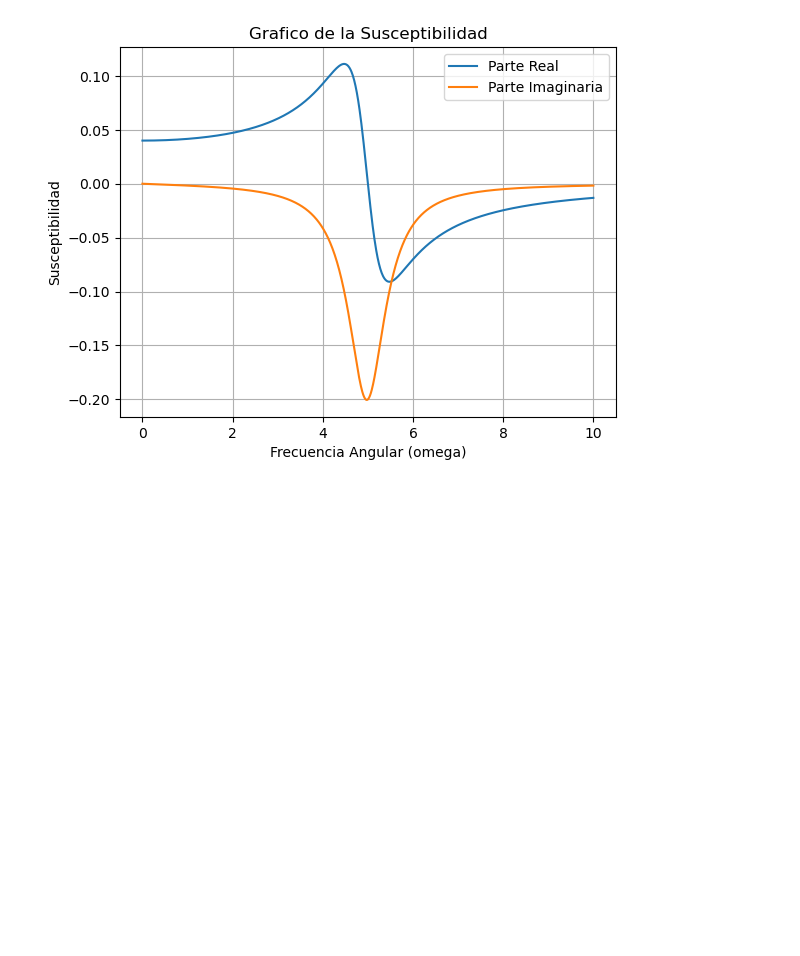
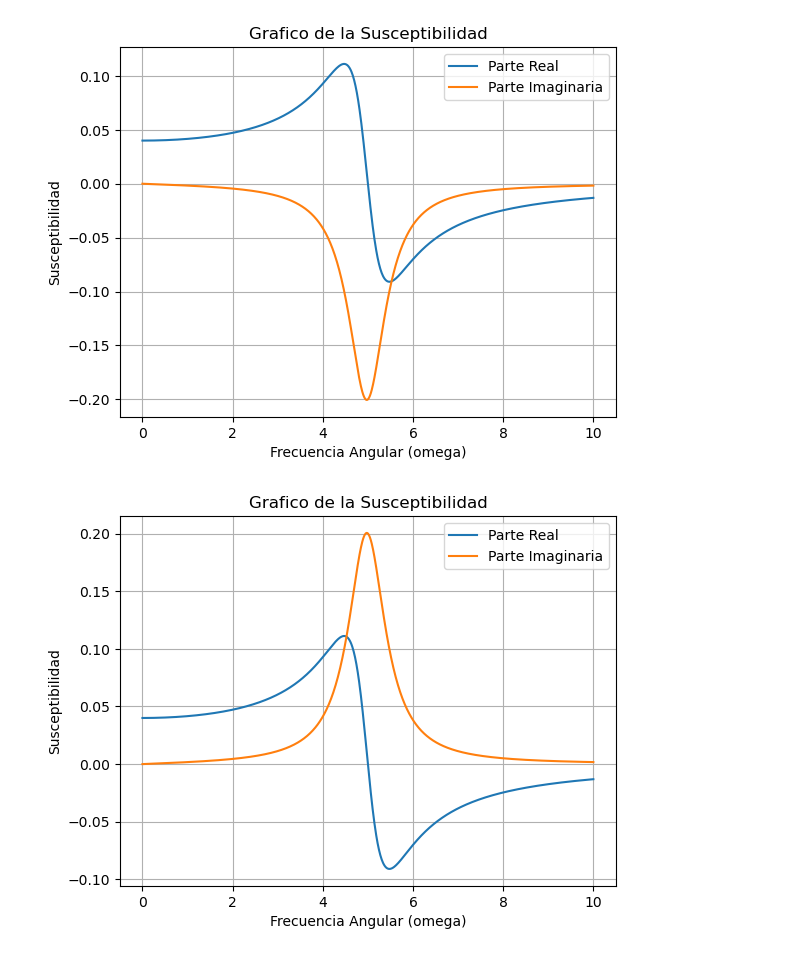
Before and after one commit to ComancheMario/Python-, a Jupyter notebook: Tesis/Sims.ipynb, the cells around one changed output. Saved outputs shown, nothing was run; the diff lists cells and outputs as text; code cells hidden in the pictures; blank space fills up the shorter version.

```diff
--- a/Tesis/Sims.ipynb
+++ b/Tesis/Sims.ipynb
@@ -60,3 +60,34 @@ plt.grid(True)
 plt.show()
 # %% [output]
 [figure]
+# %%
+import numpy as np
+import matplotlib.pyplot as plt
+
+# Define la función de susceptibilidad en función de la frecuencia angular (omega)
+def susceptibilidad(omega, omega_p, omega_0, Q):
+    suscept = (omega_p)**2 / (((omega_0)**2 - (omega)**2) + 2j * (omega_0 / Q) * omega)
+    return suscept.real + 1j * np.abs(suscept.imag)
+
+# Parámetros
+omega_p = 1.0  # Frecuencia de plasma
+omega_0 = 5.0  # Frecuencia de resonancia
+Q = 10.0       # Factor de calidad
+
+# Rango de frecuencias angulares
+omega_values = np.linspace(0, 10, 1000)
+
+# Calcula la susceptibilidad para cada frecuencia angular en el rango
+susceptibility_values = susceptibilidad(omega_values, omega_p, omega_0, Q)
+
+# Grafica la parte real e imaginaria de la susceptibilidad
+plt.plot(omega_values, np.real(susceptibility_values), label='Parte Real')
+plt.plot(omega_values, np.imag(susceptibility_values), label='Parte Imaginaria')
+plt.xlabel('Frecuencia Angular (omega)')
+plt.ylabel('Susceptibilidad')
+plt.title('Grafico de la Susceptibilidad')
+plt.legend()
+plt.grid(True)
+plt.show()
+# %% [output]
+[figure, added]
```
